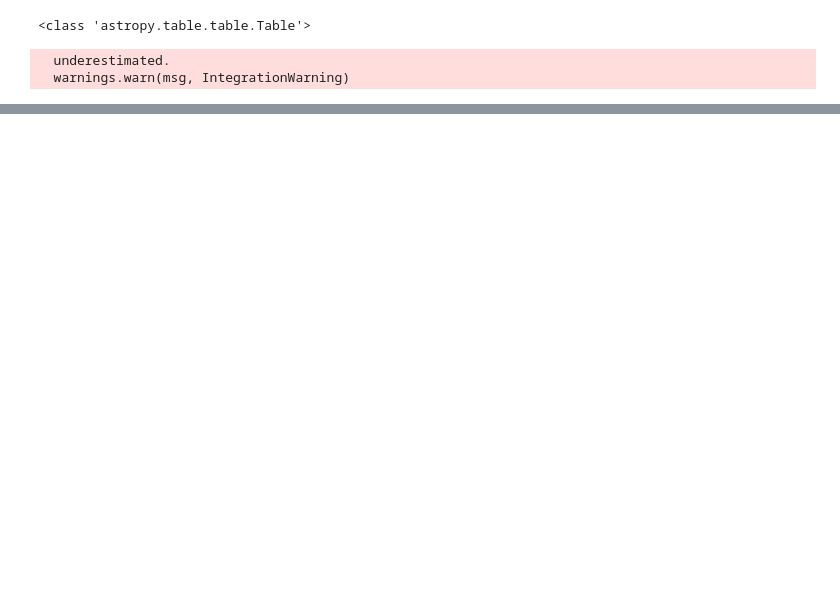
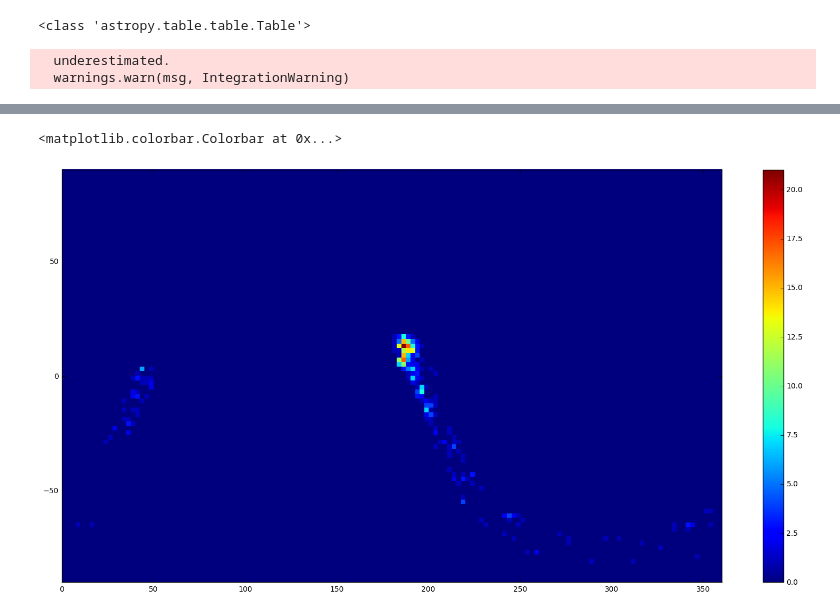
Before and after one commit to panoptes/POCS, a Jupyter notebook: notebooks/Tiling_Algorithm.ipynb, the cells around one changed output, grey strips where cells are left out. Drawn from its saved outputs; the diff is of its cells as text; code cells hidden in the pictures; blank space fills up the shorter version.

```diff
--- a/notebooks/Tiling_Algorithm.ipynb
+++ b/notebooks/Tiling_Algorithm.ipynb
@@ -26,6 +28,11 @@ from matplotlib import colors
 import math as m
 import numpy as np
 
+from astropy.coordinates import EarthLocation
+from pytz import timezone
+from astroplan import Observer
+from astropy.time import Time
+
 from astroquery.skyview import SkyView
 from astropy.coordinates import SkyCoord
 from astroquery.irsa_dust import IrsaDust
@@ -36,7 +43,7 @@ import aplpy
 
 from astropy.utils.data import download_file
 
-url = ('https://dcc.ligo.org/P1500071/public/18869_bayestar.fits.gz')
+url = ('https://dcc.ligo.org/P1500071/public/10202_bayestar.fits.gz')
 filename = download_file(url, cache=True)
 
 from astroquery.vizier import Vizier
@@ -270,0 +597,10 @@ IndexError: index 2017 is out of bounds for axis 0 with size 1929
+# %%
+#histo, xes, ys = plt.hist2d(cands_hist['_RAJ2000'], cands_hist['_DEJ2000'], bins = [144, 180],range=np.array([(0,360), (-90,90)]))
+
+plt.figure(figsize=(20,10))
+plt.hist2d(cands_hist['_RAJ2000'], cands_hist['_DEJ2000'], bins = [144, 90],range=np.array([(0,360), (-90,90)]))
+
+plt.colorbar()
+# %% [output]
+<matplotlib.colorbar.Colorbar at 0x...>
+[figure, added]
```
Also changed, not shown: parts of 34 cells of this notebook.
